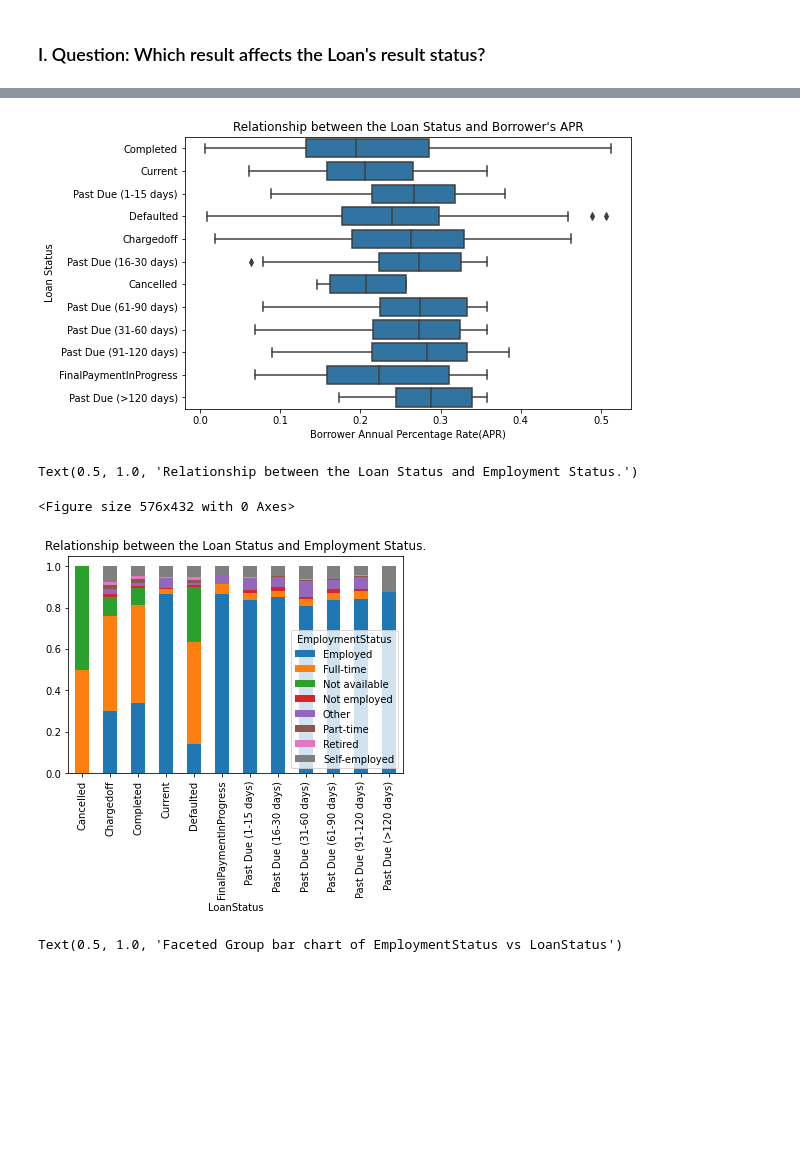
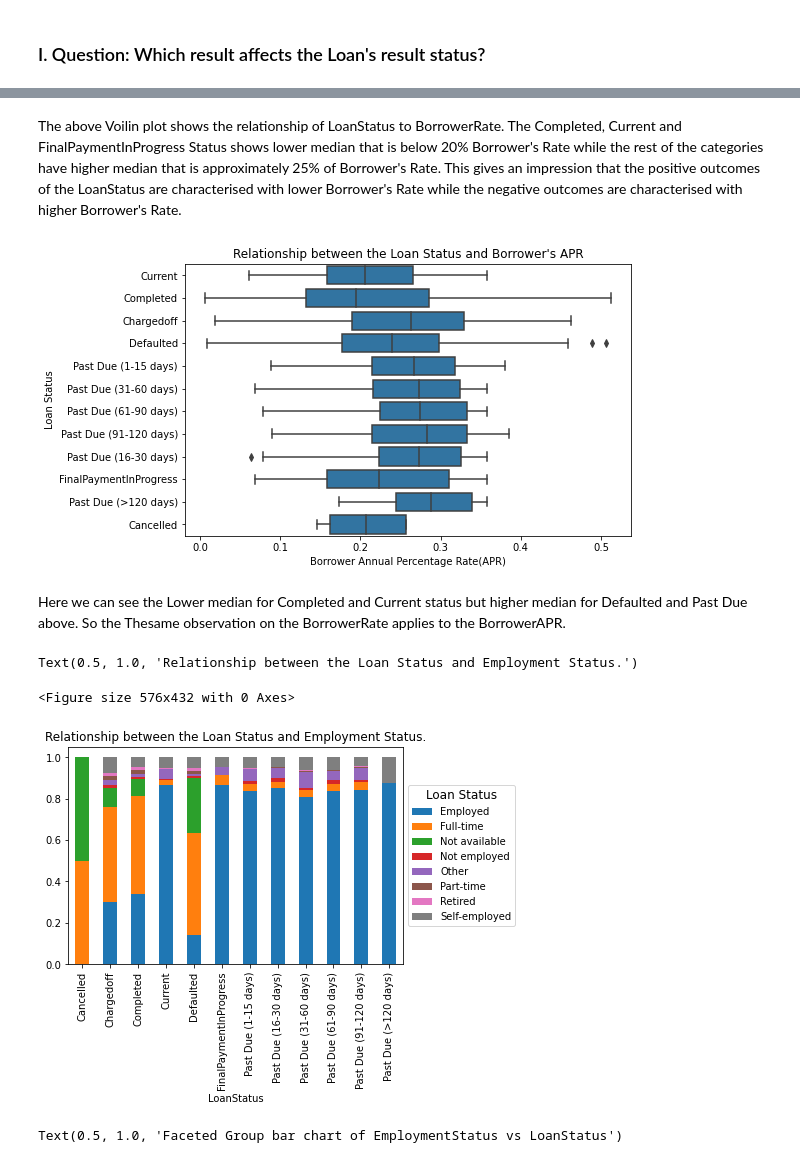
Before and after one commit to nakatsinho/Dataset-Communicate, a Jupyter notebook: Part_I_exploration_template.ipynb, the cells around one changed output, grey strips where cells are left out. Drawn from its saved outputs; the diff is of its cells as text; code cells hidden in the pictures; blank space fills up the shorter version.

```diff
--- a/Part_I_exploration_template.ipynb
+++ b/Part_I_exploration_template.ipynb
@@ -462,24 +467,29 @@ plt.xlabel('Borrower Rate');
+# %% [markdown]
+The above Voilin plot shows the relationship of LoanStatus to BorrowerRate. The Completed, Current and FinalPaymentInProgress Status shows lower median that is below 20% Borrower's Rate while the rest of the categories have higher median that is approximately 25% of Borrower's Rate. This gives an impression that the positive outcomes of the LoanStatus are characterised with lower Borrower's Rate while the negative outcomes are characterised with higher Borrower's Rate.
 # %%
 plt.figure(figsize = [8,5])
-sb.boxplot(data = acquired_values, y = 'LoanStatus', x = 'BorrowerAPR', color= show_color );
+sb.boxplot(data = acquired_values, y = 'LoanStatus', x = 'BorrowerAPR', color= show_color, order = index);
 plt.title('Relationship between the Loan Status and Borrower\'s APR');
 plt.ylabel('Loan Status');
 plt.xlabel('Borrower Annual Percentage Rate(APR)');
 # %% [output]
-[figure, old version]
+[figure, new version]
+# %% [markdown]
+Here we can see the Lower median for Completed and Current status but higher median for Defaulted and Past Due above. So the Thesame observation on the BorrowerRate applies to the BorrowerAPR.
 # %%
 #Stacked barchart of the LoanStatus and EmploymentStatus
 
 loan_vs_employment = pd.crosstab(acquired_values['LoanStatus'], acquired_values['EmploymentStatus'], normalize = 'index')
 
 plt.figure(figsize = [8, 6]);
 loan_vs_employment.plot.bar(stacked = True);
 plt.xticks(rotation = 90);
+plt.legend(loc='center left', bbox_to_anchor=(1,0.5), title="Loan Status", title_fontsize = 12)
 plt.title('Relationship between the Loan Status and Employment Status.')
 # %% [output]
 Text(0.5, 1.0, 'Relationship between the Loan Status and Employment Status.')
 <Figure size 576x432 with 0 Axes>
-[figure, old version]
+[figure, new version]
 # %%
 #Faceted group bar chart of the EmploymentStatus vs LoanStatus.
 g = sb.FacetGrid(data = acquired_values, col = 'LoanStatus', col_wrap = 4);
```
Also changed, not shown: parts of 8 cells of this notebook.
